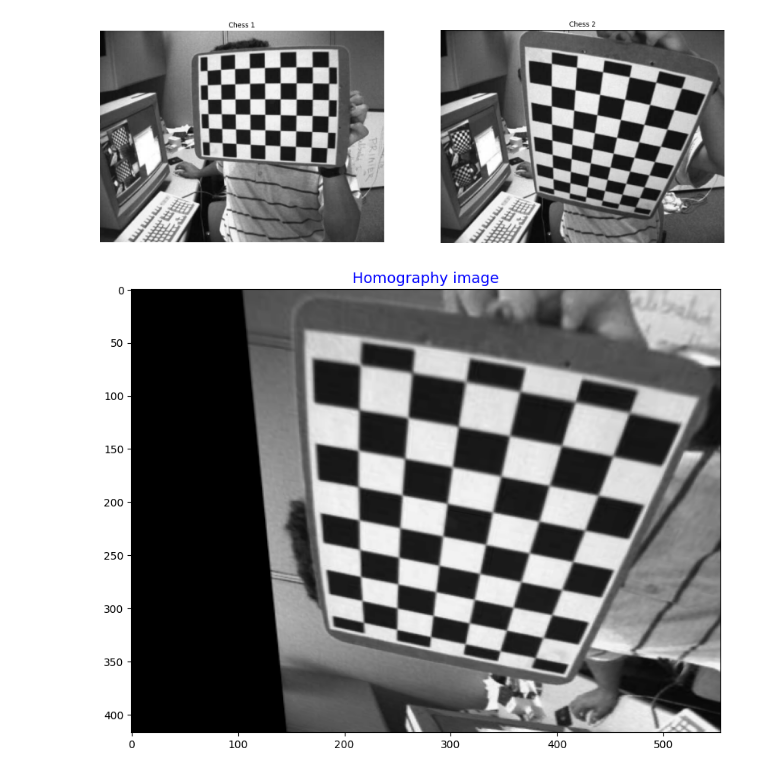
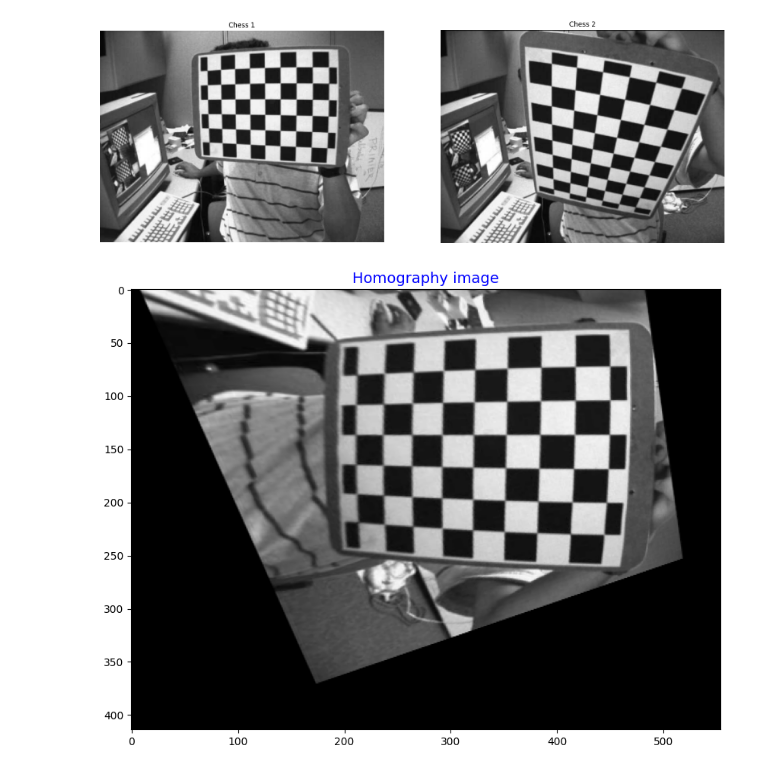
Before and after one commit to OleksiiHayvoronskyi/lesson_64, a Jupyter notebook: Lesson_64_AffineTransformation.ipynb, the cells around one changed output. Cells and saved outputs as stored; diff of their text form; code cells hidden in the pictures.

```diff
--- a/Lesson_64_AffineTransformation.ipynb
+++ b/Lesson_64_AffineTransformation.ipynb
@@ -44,14 +33,20 @@ final_img = np.array([[221, 313], [217, 68], [380, 347], [470, 117]])
+# %%
+# Source coordinates.
+output_img = np.array([[221, 313], [217, 68], [380, 347], [470, 117]])
+
+# Destination coordinates.
+final_img = np.array([[211, 81], [449, 73], [213, 219], [443, 231]])
 # %%
 # Homography implementation.
 h, status = cv2.findHomography(output_img, final_img)
 
-im_out = cv2.warpPerspective(img_chess_1, h,
-                             (img_chess_2.shape[1],
-                             img_chess_2.shape[0]))
+im_out = cv2.warpPerspective(img_chess_2, h,
+                             (img_chess_1.shape[1],
+                             img_chess_1.shape[0]))
 
 plt.figure(figsize=(10, 8))
 plt.title('Homography image', fontsize=14, color='blue')
 plt.imshow(im_out)
 plt.show()
 # %% [output]
-[figure, old version]
+[figure, new version]
```
Also changed, not shown: parts of 1 cell of this notebook.
